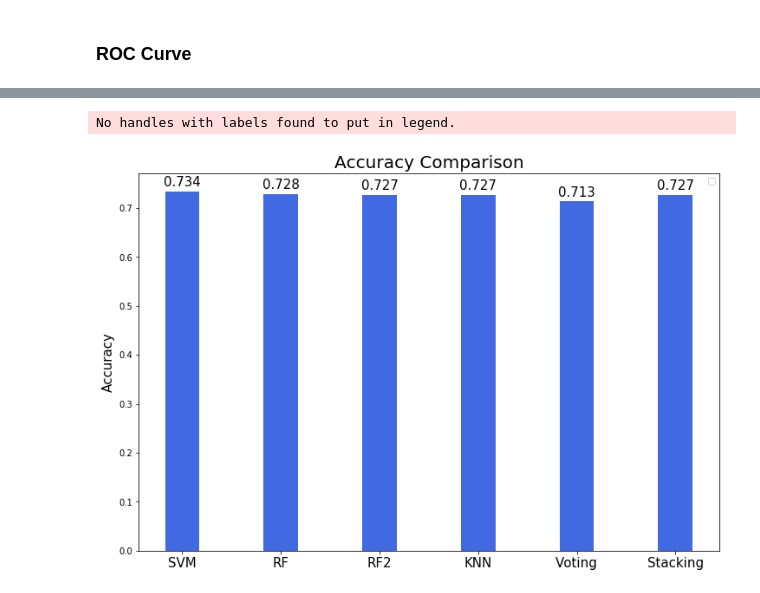
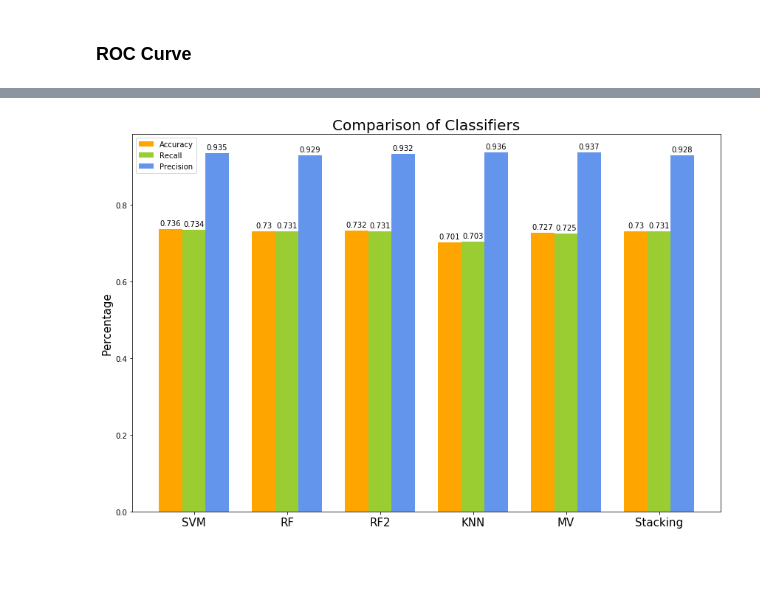
Before and after one commit to ansel-z/CX4240-Cancer-Cell-Classfication-Project, a Jupyter notebook: Classification.ipynb, the cells around one changed output, grey strips where cells are left out. Saved outputs shown, nothing was run; the diff lists cells and outputs as text; code cells hidden in the pictures; blank space fills up the shorter version.

```diff
--- a/Classification.ipynb
+++ b/Classification.ipynb
@@ -451,7 +425,10 @@ get_errors(KNN_train_pred, label_train)
 # test results
 print(' ')
 print('Test Data')
-KNN_accuracy = get_errors(KNN_test_pred, label_test)
+KNN_accuracy,KNN_recall,KNN_precision,KNN_F1 = get_errors(KNN_test_pred, label_test)
 
 accuracies.append(KNN_accuracy)
+recalls.append(KNN_recall)
+precisions.append(KNN_precision)
+F1.append(KNN_F1)
 # %% [output]
@@ -526,8 +503,12 @@ get_errors(mv_train_pred, label_train)
 # test results
 print(' ')
 print('Test Data')
-MV_accuracy = get_errors(mv_test_pred, label_test)
+MV_accuracy,MV_recall,MV_precision,MV_F1 = get_errors(mv_test_pred, label_test)
+
 accuracies.append(MV_accuracy)
+recalls.append(MV_recall)
+precisions.append(MV_precision)
+F1.append(MV_F1)
 # %% [output]
 Max Voting Results
 -------------------------
@@ -662,8 +643,12 @@ get_errors(s_train_pred, label_train)
 # test results
 print(' ')
 print('Test Data')
-s_errors = get_errors(s_test_pred, label_test)
-accuracies.append(s_errors)
+s_accuracy,s_recall,s_precision,s_F1 = get_errors(s_test_pred, label_test)
+
+accuracies.append(s_accuracy)
+recalls.append(s_recall)
+precisions.append(s_precision)
+F1.append(s_F1)
 # %% [output]
 Fitting 5 folds for each of 40 candidates, totalling 200 fits
 [Parallel(n_jobs=1)]: Using backend SequentialBackend with 1 concurrent workers.
@@ -722,24 +706,44 @@ plt.show()
 # %%
 # Plot accuracies
 
-models = ['SVM', 'RF', 'RF2', 'KNN', 'Voting', 'Stacking']
+models = ['SVM', 'RF', 'RF2', 'KNN', 'MV', 'Stacking']
 x = np.arange(len(models))
-width = 0.35
+width = 0.25
 
 fig, ax = plt.subplots(figsize=(12, 8))
-rects = ax.bar(x, accuracies, width, color='royalblue')
-ax.set_title("Accuracy Comparison", fontsize=20)
-ax.set_ylabel('Accuracy', fontsize=15)
+rects0 = ax.bar(x - width, accuracies, width, color='orange',label='Accuracy')
+rects1 = ax.bar(x, recalls, width, color="yellowgreen", label='Recall')
+rects2 = ax.bar(x + width, precisions, width, color="cornflowerblue",label='Precision')
+
+ax.set_title("Comparison of Classifiers", fontsize=20)
+ax.set_ylabel('Percentage', fontsize=15)
 ax.set_xticks(x)
 ax.set_xticklabels(models, fontsize=15)
 ax.legend()
-for rect in rects:
-    height = rect.get_height()
-    ax.annotate('{}'.format(height),
-              xy=(rect.get_x() + rect.get_width() / 2, height),
-              xytext=(0, 3),
-              textcoords="offset points",
-              ha='center', va='bottom',fontsize = 15)
+
+def autolabel(rects, xpos='center'):
+    """
+    Attach a text label above each bar in *rects*, displaying its height.
+
+    *xpos* indicates which side to place the text w.r.t. the center of
+    the bar. It can be one of the following {'center', 'right', 'left'}.
+    """
+
+    ha = {'center': 'center', 'right': 'left', 'left': 'right'}
+    offset = {'center': 0, 'right':0.2, 'left': -0.2}
+
+    for rect in rects:
+        height = rect.get_height()
+        ax.annotate('{}'.format(height),
+                    xy=(rect.get_x() + rect.get_width() / 2, height),
+                    xytext=(offset[xpos]*3, 3),  # use 3 points offset
+                    textcoords="offset points",  # in both directions
+                    ha=ha[xpos], va='bottom')
+
+
+autolabel(rects0, "center")
+autolabel(rects1, "center")
+autolabel(rects2, "center")
+fig.tight_layout()
 # %% [output]
-No handles with labels found to put in legend.
-[figure, old version]
+[figure, new version]
```
Also changed, not shown: parts of 13 cells of this notebook, 9 other files.
